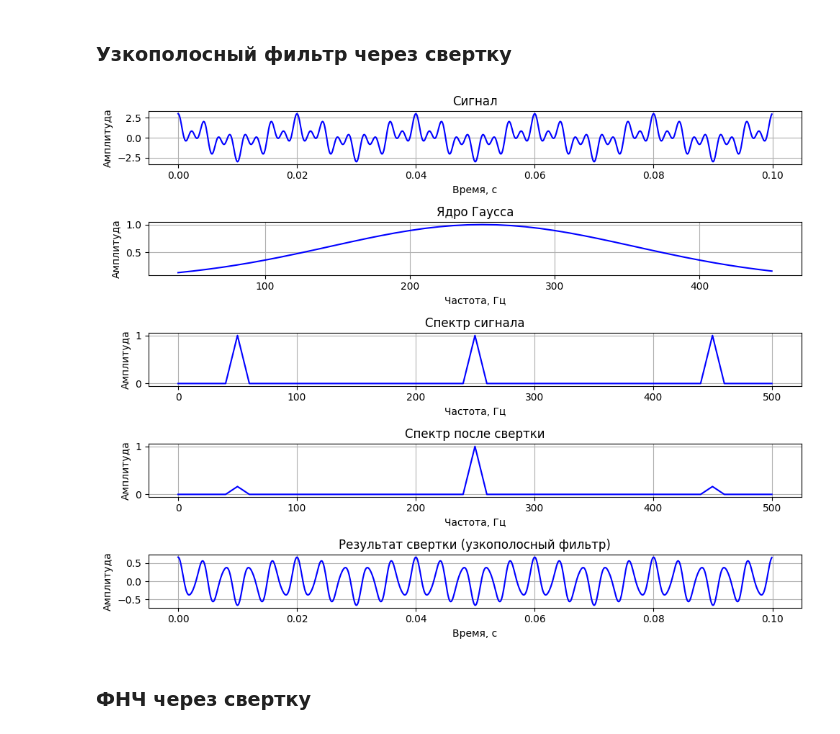
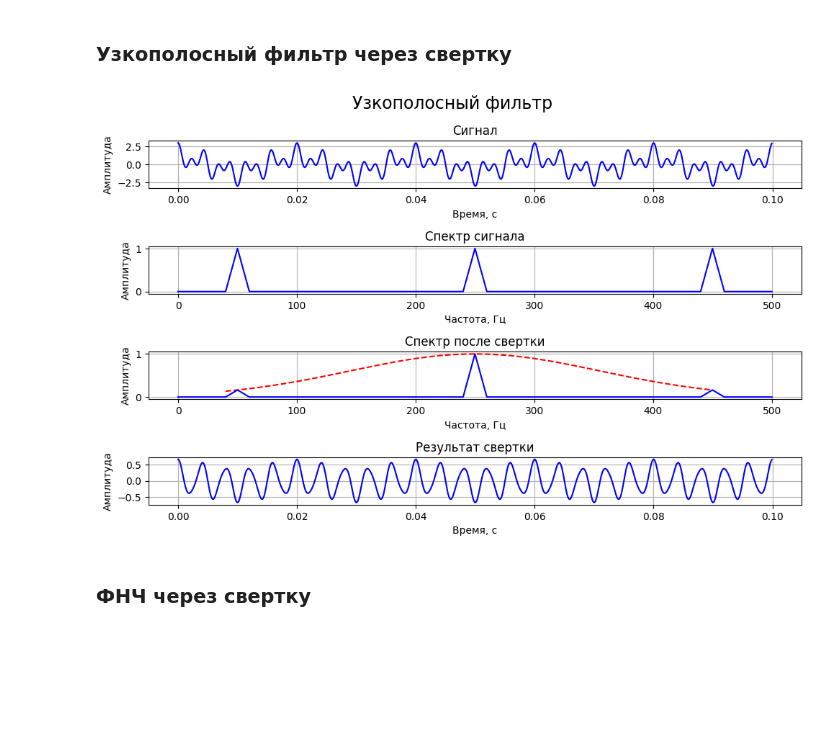
Before and after one commit to HerrPhoton/Digital-signal-processing, a Jupyter notebook: Lab5.ipynb, the cells around one changed output. Saved outputs shown, nothing was run; the diff lists cells and outputs as text; code cells hidden in the pictures; blank space fills up the shorter version.

```diff
--- a/Lab5.ipynb
+++ b/Lab5.ipynb
@@ -157,7 +166,9 @@ display.plot()
 ### Узкополосный фильтр через свертку
 # %%
 x, y, dt = handler.make_signal('cos', interval = (0, 0.1), A = 1, w = Converter(f = [50, 250, 450]).w)
-x_k, y_k, _ = handler.make_signal('other', interval = (40, 460), sample_rate = int(420 * dt * 1000), func = lambda X: Gaussian_kernel(X, p = 250, FWHM = 250))
+
+x_k, y_k, _ = handler.make_signal('other', interval = (40, 460), sample_rate = int(420 * dt * 1000),
+                                  func = lambda X: Gaussian_kernel(X, p = 250, FWHM = 250))
 # %%
 x_f, y_f = handler.find_spectrum(y, dt)
 # %%
@@ -166,17 +177,17 @@ yf_k = pad_signal(x_f, y_k, (40, 450))
 yf_conv = yf_k * y_f
 y_conv = handler.from_spectrum(yf_conv)
 # %%
-display.clear(5)
+display.clear(4, title = 'Узкополосный фильтр', title_fontsize = 17)
 
 display.make_plot(0, x, y, title = 'Сигнал')
-display.make_plot(1, x_k, y_k, title = 'Ядро Гаусса', is_spectrum = True, normalize = False)
-display.make_plot(2, x_f, y_f, title = 'Спектр сигнала', is_spectrum = True, interval = (0, 500))
-display.make_plot(3, x_f, yf_conv, title = 'Спектр после свертки', is_spectrum = True, interval = (0, 500))
-display.make_plot(4, x, y_conv, title = 'Результат свертки (узкополосный фильтр)')
+display.make_plot(1, x_f, y_f, title = 'Спектр сигнала', is_spectrum = True, interval = (0, 500))
+display.make_plot(2, x_k, y_k, is_spectrum = True, normalize = False, color = 'red', linestyle = '--')
+display.make_plot(2, x_f, yf_conv, title = 'Спектр после свертки', is_spectrum = True, interval = (0, 500))
+display.make_plot(3, x, y_conv, title = 'Результат свертки')
 
 display.plot()
 # %% [output]
-[figure, old version]
+[figure, new version]
 # %% [markdown]
 ### ФНЧ через свертку
 # %%
```
Also changed, not shown: parts of 26 cells of this notebook, 1 other file.
